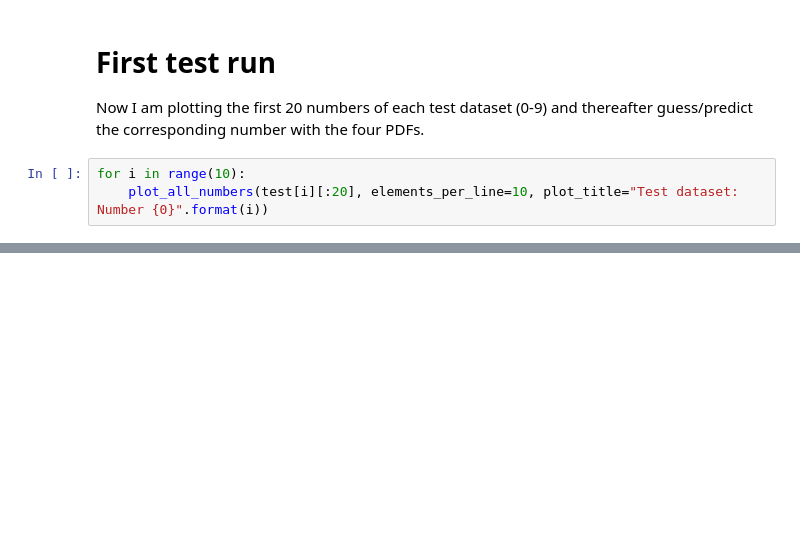
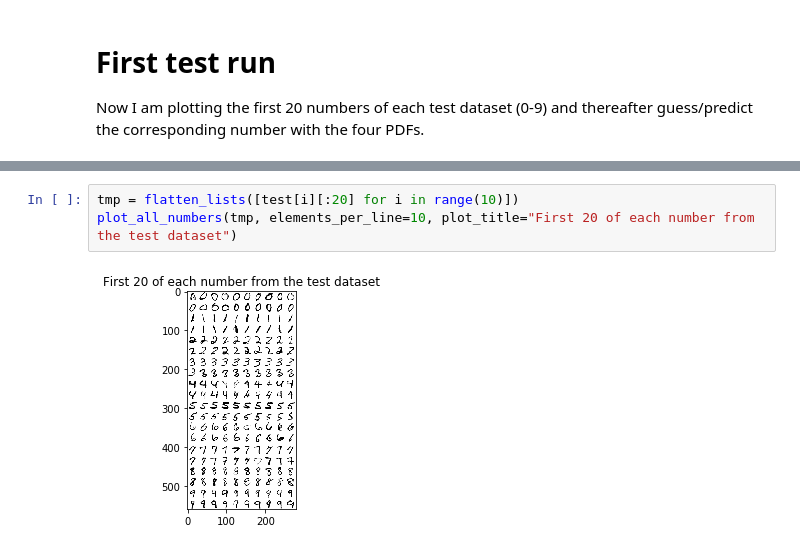
Before and after one commit to mlhhu2017/identifyDigit, a Jupyter notebook: bekcic/gaussian_multivar.ipynb, the cells around one changed output, grey strips where cells are left out. Drawn from its saved outputs; the diff is of its cells as text; blank space fills up the shorter version.

```diff
--- a/bekcic/gaussian_multivar.ipynb
+++ b/bekcic/gaussian_multivar.ipynb
@@ -43,6 +49,3 @@ pdfs_cov = multivariates(training, covariances)
 # First test run
 
 Now I am plotting the first 20 numbers of each test dataset (0-9) and thereafter guess/predict the corresponding number with the four PDFs.
-# %%
-for i in range(10):
-    plot_all_numbers(test[i][:20], elements_per_line=10, plot_title="Test dataset: Number {0}".format(i))
@@ -60,3 +52,8 @@ for i in range(10):
+# %%
+tmp = flatten_lists([test[i][:20] for i in range(10)])
+plot_all_numbers(tmp, elements_per_line=10, plot_title="First 20 of each number from the test dataset")
+# %% [output]
+[figure, added]
 # %%
 for i in range(10):
     guess_identity = [tell_number(pdfs_id, num) for num in test[i][:20]]
```
Also changed, not shown: parts of 10 cells of this notebook, 2 other files.
